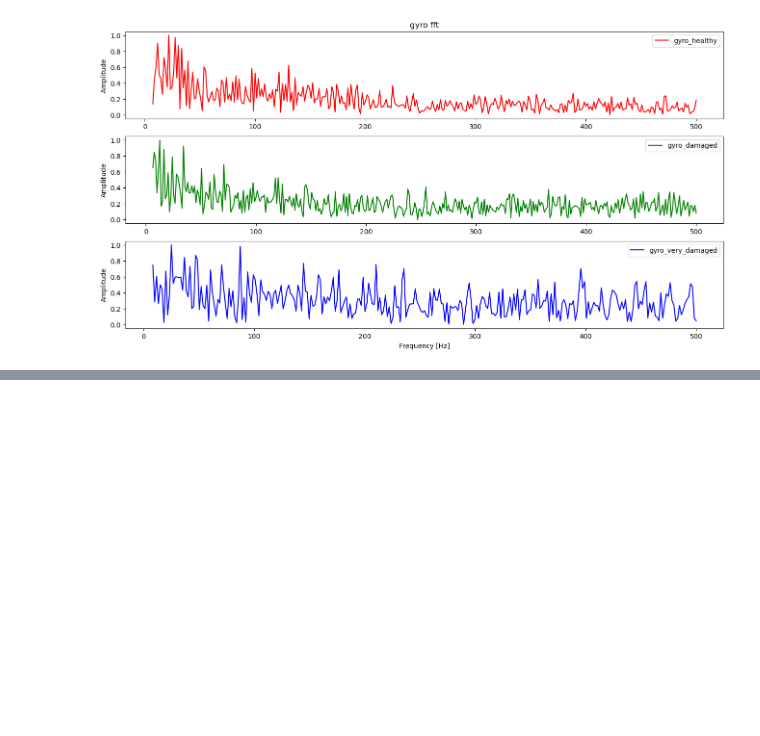
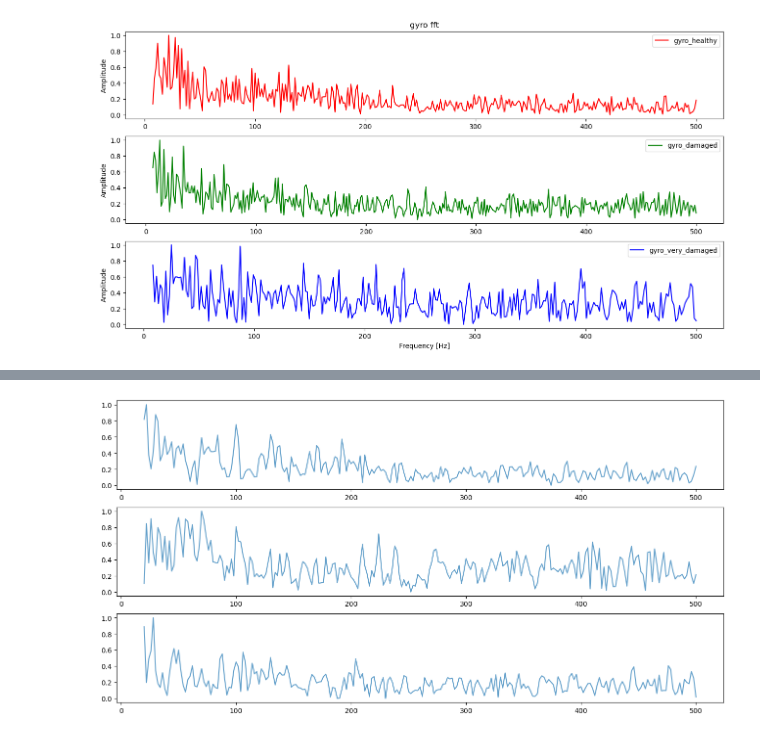
Before and after one commit to AiR-ISZ-Gr1/drones_prediction, a Jupyter notebook: preprocessing.ipynb, the cells around one changed output, grey strips where cells are left out. Cells and saved outputs as stored; diff of their text form; code cells hidden in the pictures; blank space fills up the shorter version.

```diff
--- a/test.ipynb
+++ b/preprocessing.ipynb
@@ -224,0 +236,11 @@ for col in samples_3[1:2]:
+# %%
+gyro_agg_healthy_split = split_aggregation(gyro_healthy[50:len(gyro_healthy)-210],125,25)
+gyro_agg_damaged_split = split_aggregation(gyro_damaged[50:len(gyro_damaged)-190],125,25)
+gyro_agg_very_damaged_split = split_aggregation(gyro_very_damaged[50:len(gyro_very_damaged)-135],125,25)
+# %%
+df_gyro_agg_healthy = FFT_data(gyro_agg_healthy_split)
+df_gyro_agg_damaged = FFT_data(gyro_agg_damaged_split)
+df_gyro_agg_very_damaged = FFT_data(gyro_agg_very_damaged_split)
+df_gyro_agg_healthy.to_csv('data_preprocesed/gyro_agg_healthy_samples.csv')
+df_gyro_agg_damaged.to_csv('data_preprocesed/gyro_agg_damaged_samples.csv')
+df_gyro_agg_very_damaged.to_csv('data_preprocesed/gyro_agg_very_damaged_samples.csv')
@@ -224,0 +262,18 @@ for col in samples_3[1:2]:
+# %%
+freq = df_gyro_agg_healthy['Frequencies']
+
+samples_1 = [x for x in df_gyro_agg_healthy.keys() if 'Sample' in x]
+samples_2 = [x for x in df_gyro_agg_damaged.keys() if 'Sample' in x]
+samples_3 = [x for x in df_gyro_agg_very_damaged.keys() if 'Sample' in x]
+
+fig,ax = plt.subplots(3,1,figsize=[16,8])
+for col in samples_1[6:7]:
+    ax[0].plot(freq,df_gyro_agg_healthy[col],alpha = 0.7)
+
+for col in samples_2[6:7]:
+    ax[1].plot(freq,df_gyro_agg_damaged[col],alpha = 0.7)
+
+for col in samples_3[6:7]:
+    ax[2].plot(freq,df_gyro_agg_very_damaged[col],alpha = 0.7)
+# %% [output]
+[figure, added]
```
Also changed, not shown: parts of 6 cells of this notebook, 18 other files.
